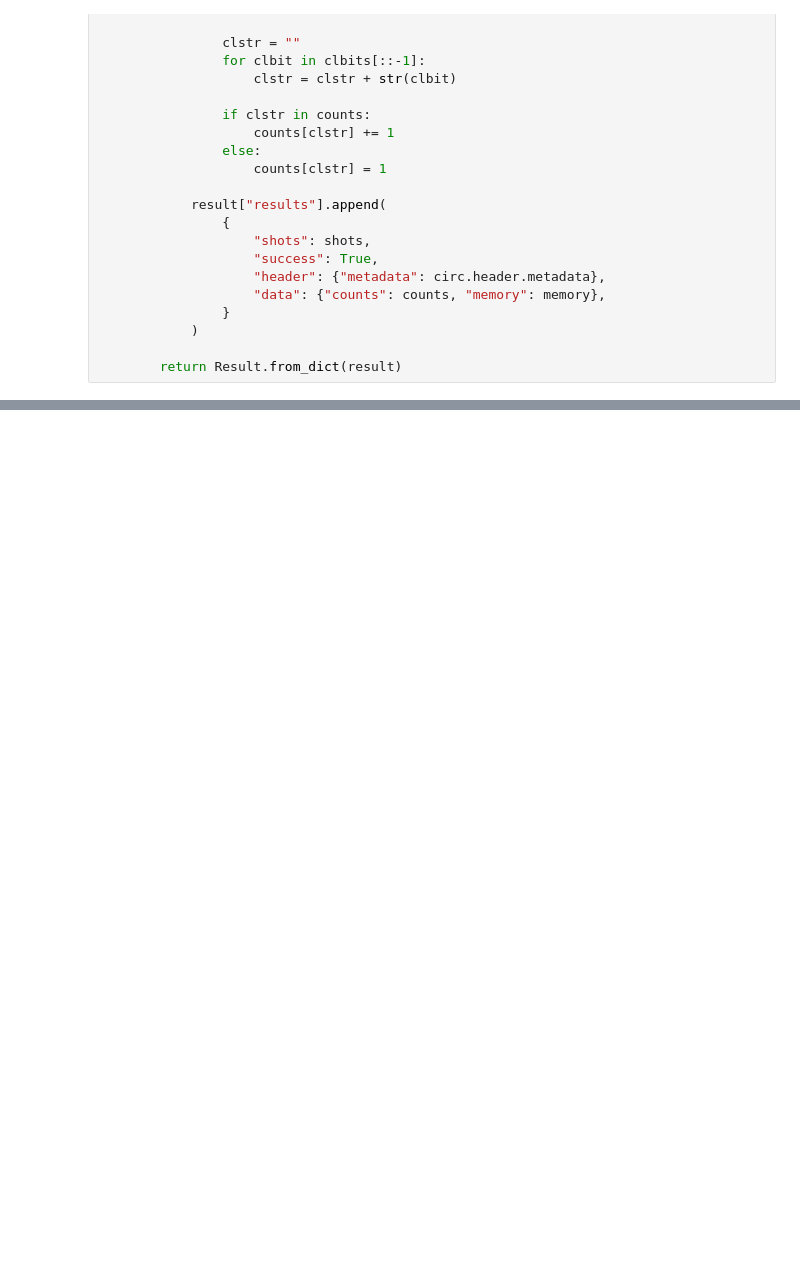
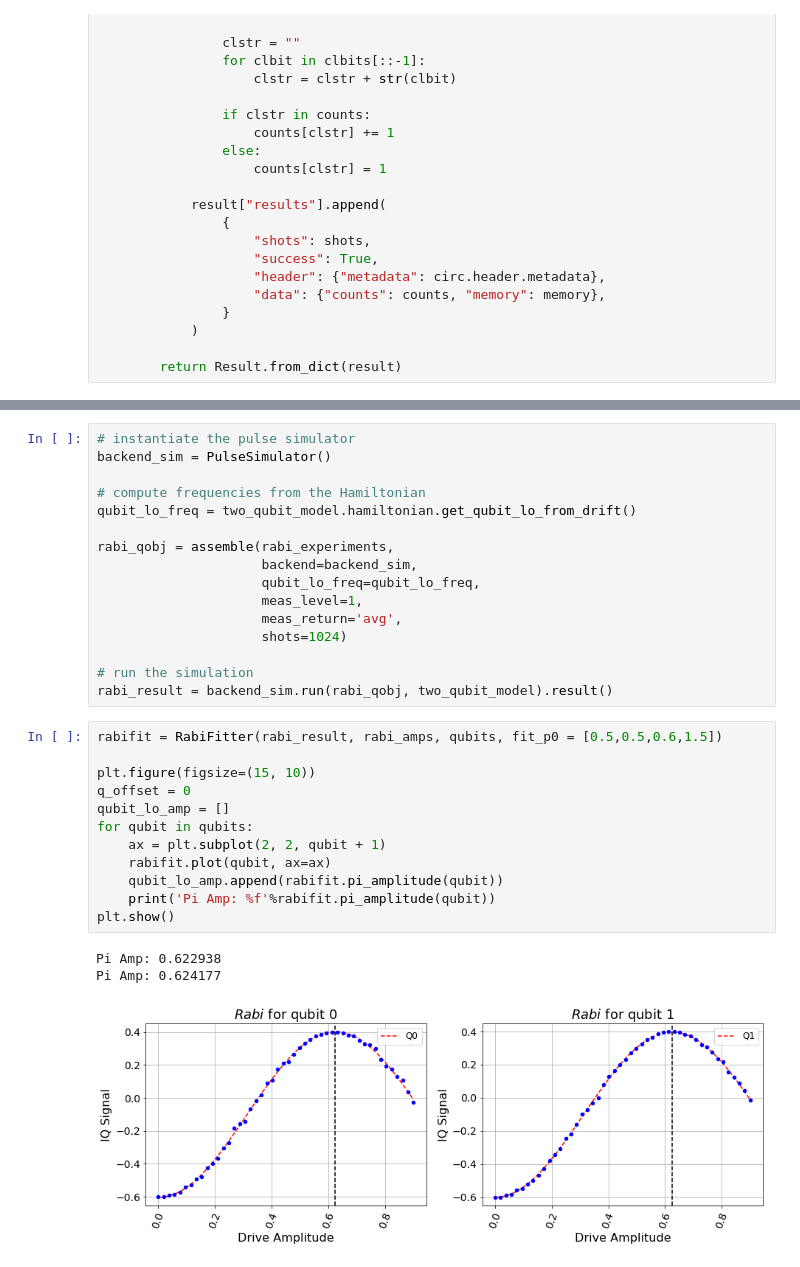
Before and after one commit to coruscating/qiskit-experiments, a Jupyter notebook: docs/tutorials/esp_discriminator.ipynb, the cells around one changed output, grey strips where cells are left out. Saved outputs shown, nothing was run; the diff lists cells and outputs as text; blank space fills up the shorter version.

```diff
--- a/docs/tutorials/esp_discriminator.ipynb
+++ b/docs/tutorials/esp_discriminator.ipynb
@@ -142,0 +214,32 @@ Schedule((0, Play(Drag(duration=320, amp=(0.8183699822712108+0j), sigma=80, beta
+# %%
+# instantiate the pulse simulator
+backend_sim = PulseSimulator()
+
+# compute frequencies from the Hamiltonian
+qubit_lo_freq = two_qubit_model.hamiltonian.get_qubit_lo_from_drift()
+
+rabi_qobj = assemble(rabi_experiments,
+                     backend=backend_sim,
+                     qubit_lo_freq=qubit_lo_freq,
+                     meas_level=1,
+                     meas_return='avg',
+                     shots=1024)
+
+# run the simulation
+rabi_result = backend_sim.run(rabi_qobj, two_qubit_model).result()
+# %%
+rabifit = RabiFitter(rabi_result, rabi_amps, qubits, fit_p0 = [0.5,0.5,0.6,1.5])
+
+plt.figure(figsize=(15, 10))
+q_offset = 0
+qubit_lo_amp = []
+for qubit in qubits:
+    ax = plt.subplot(2, 2, qubit + 1)
+    rabifit.plot(qubit, ax=ax)
+    qubit_lo_amp.append(rabifit.pi_amplitude(qubit))
+    print('Pi Amp: %f'%rabifit.pi_amplitude(qubit))
+plt.show()
+# %% [output]
+Pi Amp: 0.622938
+Pi Amp: 0.624177
+[figure, added]
```
Also changed, not shown: parts of 20 cells of this notebook, 2 other files.
